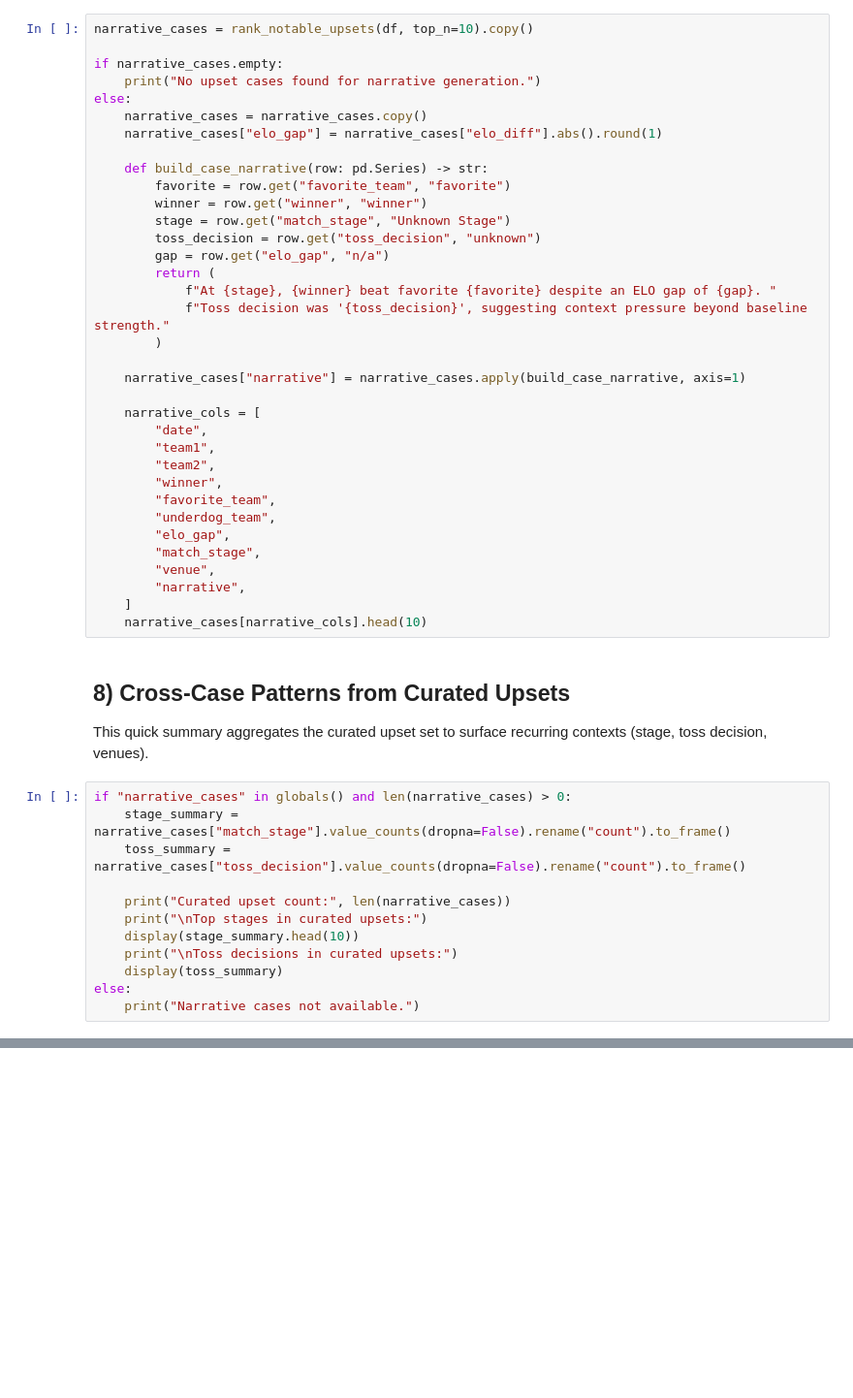
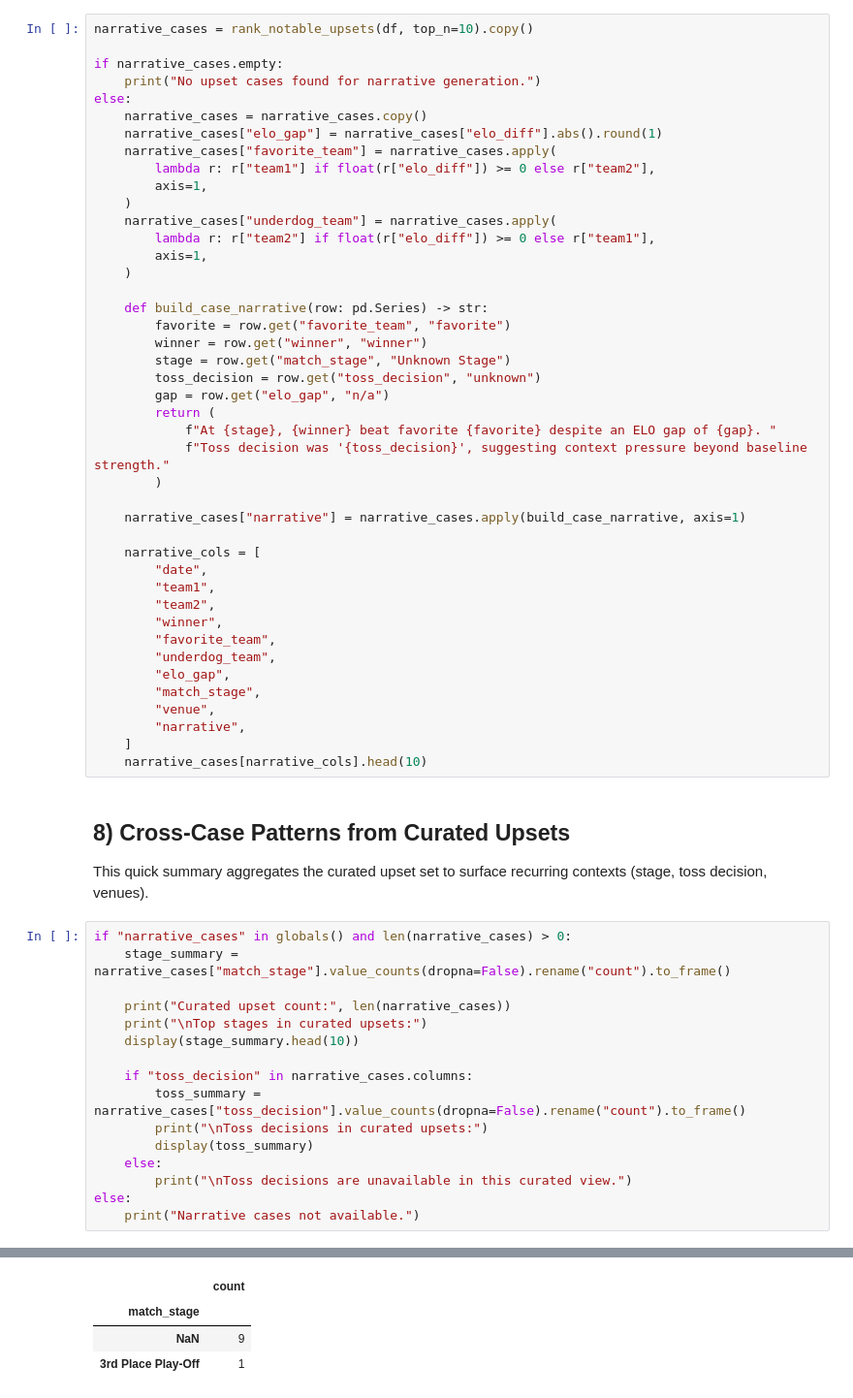
Before and after one commit to davidliaos/t20-upset-radar-strategy-simulator, a Jupyter notebook: notebooks/99_final_story.ipynb, the cells around one changed output, grey strips where cells are left out. Shown at 97% size. Cells and saved outputs as stored; diff of their text form; blank space fills up the shorter version.

```diff
--- a/notebooks/99_final_story.ipynb
+++ b/notebooks/99_final_story.ipynb
@@ -199,6 +255,14 @@ if narrative_cases.empty:
 else:
     narrative_cases = narrative_cases.copy()
     narrative_cases["elo_gap"] = narrative_cases["elo_diff"].abs().round(1)
+    narrative_cases["favorite_team"] = narrative_cases.apply(
+        lambda r: r["team1"] if float(r["elo_diff"]) >= 0 else r["team2"],
+        axis=1,
+    )
+    narrative_cases["underdog_team"] = narrative_cases.apply(
+        lambda r: r["team2"] if float(r["elo_diff"]) >= 0 else r["team1"],
+        axis=1,
+    )
 
     def build_case_narrative(row: pd.Series) -> str:
         favorite = row.get("favorite_team", "favorite")
@@ -233,12 +297,17 @@ This quick summary aggregates the curated upset set to surface recurring context
 # %%
 if "narrative_cases" in globals() and len(narrative_cases) > 0:
     stage_summary = narrative_cases["match_stage"].value_counts(dropna=False).rename("count").to_frame()
-    toss_summary = narrative_cases["toss_decision"].value_counts(dropna=False).rename("count").to_frame()
 
     print("Curated upset count:", len(narrative_cases))
     print("\nTop stages in curated upsets:")
     display(stage_summary.head(10))
-    print("\nToss decisions in curated upsets:")
-    display(toss_summary)
+
+    if "toss_decision" in narrative_cases.columns:
+        toss_summary = narrative_cases["toss_decision"].value_counts(dropna=False).rename("count").to_frame()
+        print("\nToss decisions in curated upsets:")
+        display(toss_summary)
+    else:
+        print("\nToss decisions are unavailable in this curated view.")
 else:
     print("Narrative cases not available.")
+# %% [output]
@@ -244,0 +317,4 @@ else:
+|  | count |
+| match_stage |  |
+| NaN | 9 |
+| 3rd Place Play-Off | 1 |
```
Also changed, not shown: parts of 12 cells of this notebook, 17 other files.
